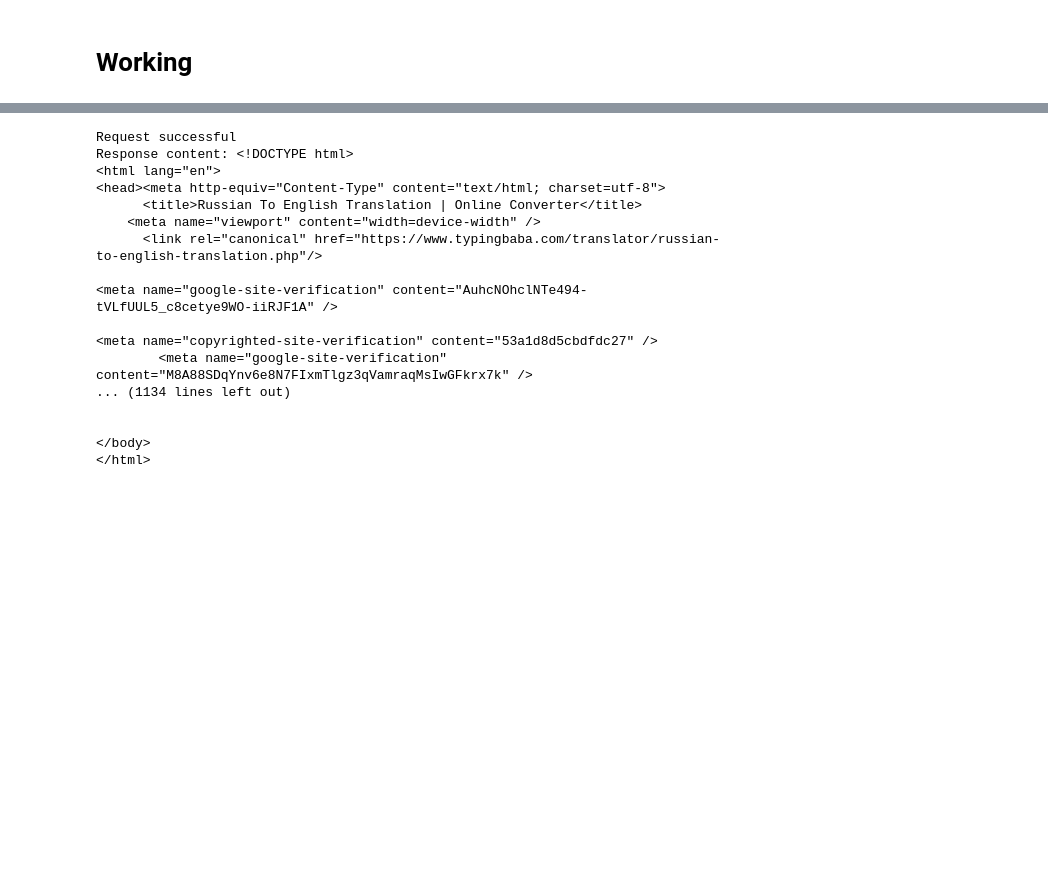
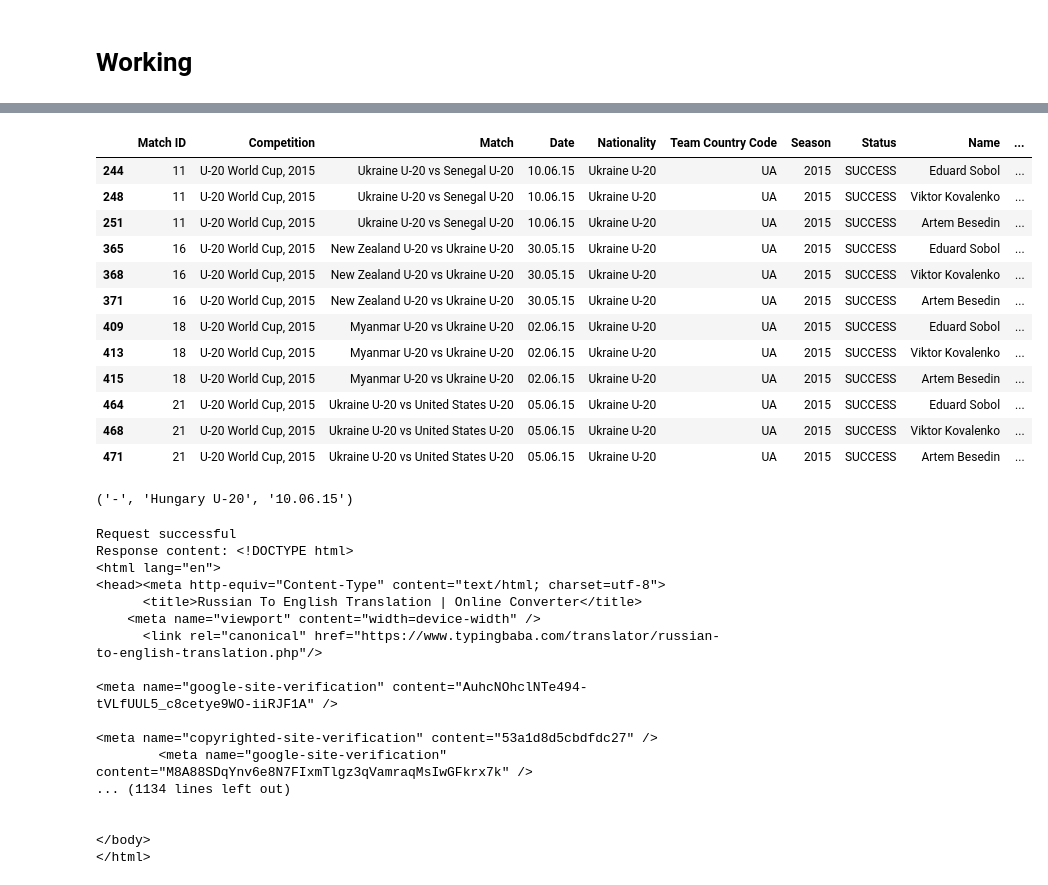
Before and after one commit to finnlsmith/footy_project_market_value_rankings, a Jupyter notebook: create_dataset_1/assemble_dataset_1_new.ipynb, the cells around one changed output, grey strips where cells are left out. Cells and saved outputs as stored; diff of their text form; code cells hidden in the pictures; blank space fills up the shorter version.

```diff
--- a/create_dataset_1/assemble_dataset_1_new.ipynb
+++ b/create_dataset_1/assemble_dataset_1_new.ipynb
@@ -811,3 +897,23 @@ nthing here
+# %%
+lookup_dataset_1[lookup_dataset_1['Status'] == 'SUCCESS']
+# %% [output]
+|  | Match ID | Competition | Match | Date | Nationality | Team Country Code | Season | Status | Name | ... |
+| 244 | 11 | U-20 World Cup, 2015 | Ukraine U-20 vs Senegal U-20 | 10.06.15 | Ukraine U-20 | UA | 2015 | SUCCESS | Eduard Sobol | ... |
+| 248 | 11 | U-20 World Cup, 2015 | Ukraine U-20 vs Senegal U-20 | 10.06.15 | Ukraine U-20 | UA | 2015 | SUCCESS | Viktor Kovalenko | ... |
+| 251 | 11 | U-20 World Cup, 2015 | Ukraine U-20 vs Senegal U-20 | 10.06.15 | Ukraine U-20 | UA | 2015 | SUCCESS | Artem Besedin | ... |
+| 365 | 16 | U-20 World Cup, 2015 | New Zealand U-20 vs Ukraine U-20 | 30.05.15 | Ukraine U-20 | UA | 2015 | SUCCESS | Eduard Sobol | ... |
+| 368 | 16 | U-20 World Cup, 2015 | New Zealand U-20 vs Ukraine U-20 | 30.05.15 | Ukraine U-20 | UA | 2015 | SUCCESS | Viktor Kovalenko | ... |
+| 371 | 16 | U-20 World Cup, 2015 | New Zealand U-20 vs Ukraine U-20 | 30.05.15 | Ukraine U-20 | UA | 2015 | SUCCESS | Artem Besedin | ... |
+| 409 | 18 | U-20 World Cup, 2015 | Myanmar U-20 vs Ukraine U-20 | 02.06.15 | Ukraine U-20 | UA | 2015 | SUCCESS | Eduard Sobol | ... |
+| 413 | 18 | U-20 World Cup, 2015 | Myanmar U-20 vs Ukraine U-20 | 02.06.15 | Ukraine U-20 | UA | 2015 | SUCCESS | Viktor Kovalenko | ... |
+| 415 | 18 | U-20 World Cup, 2015 | Myanmar U-20 vs Ukraine U-20 | 02.06.15 | Ukraine U-20 | UA | 2015 | SUCCESS | Artem Besedin | ... |
+| 464 | 21 | U-20 World Cup, 2015 | Ukraine U-20 vs United States U-20 | 05.06.15 | Ukraine U-20 | UA | 2015 | SUCCESS | Eduard Sobol | ... |
+| 468 | 21 | U-20 World Cup, 2015 | Ukraine U-20 vs United States U-20 | 05.06.15 | Ukraine U-20 | UA | 2015 | SUCCESS | Viktor Kovalenko | ... |
+| 471 | 21 | U-20 World Cup, 2015 | Ukraine U-20 vs United States U-20 | 05.06.15 | Ukraine U-20 | UA | 2015 | SUCCESS | Artem Besedin | ... |
+# %%
+player_this, nationality_this, date_this
+# %% [output]
+('-', 'Hungary U-20', '10.06.15')
 # %%
 #testing cyrillic idea
 import requests
```
Also changed, not shown: parts of 5 cells of this notebook, 1 other file.
